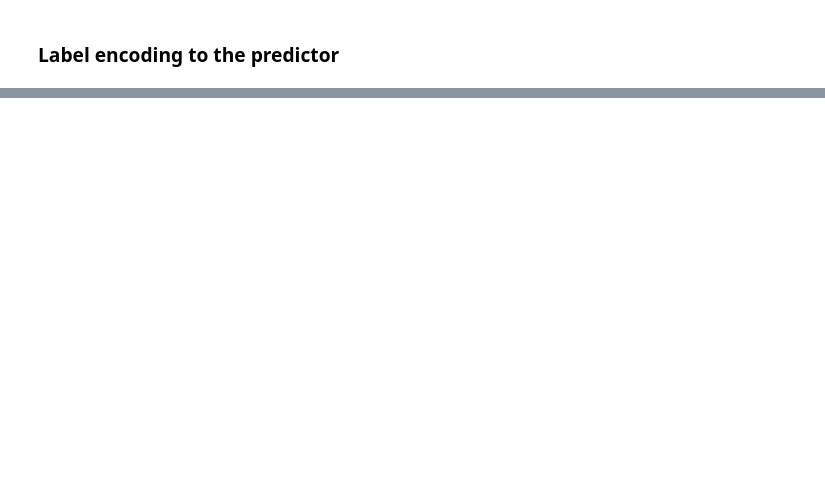
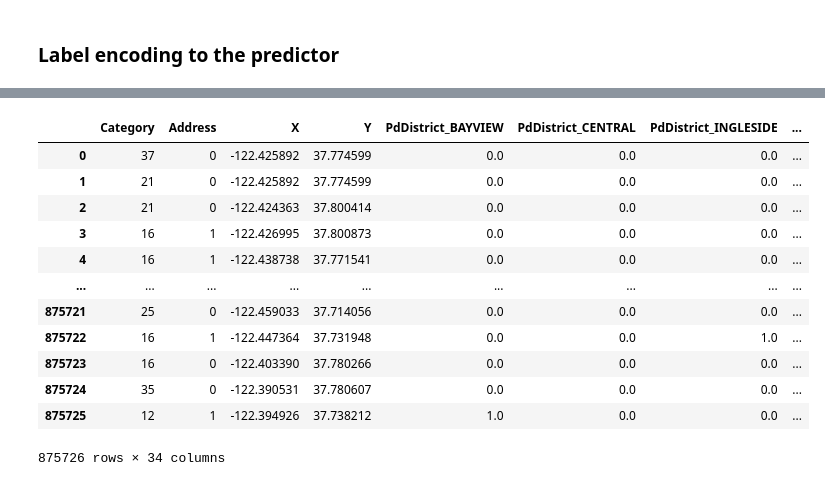
Before and after one commit to Kelvinyu1117/ee4146-group-project, a Jupyter notebook: notebooks/Data Exploration, pre-processing.ipynb, the cells around one changed output, grey strips where cells are left out. Drawn from its saved outputs; the diff is of its cells as text; code cells hidden in the pictures; blank space fills up the shorter version.

```diff
--- a/notebooks/Data Exploration, pre-processing.ipynb
+++ b/notebooks/Data Exploration, pre-processing.ipynb
@@ -223,3 +287,19 @@ TEST_FILE_PRCOESSED = 'test_processed.pkl'
 
 train.to_pickle(BASE_PATH + TRAIN_FILE_PRCOESSED)
 test.to_pickle(BASE_PATH + TEST_FILE_PRCOESSED)
+# %%
+train
+# %% [output]
+|  | Category | Address | X | Y | PdDistrict_BAYVIEW | PdDistrict_CENTRAL | PdDistrict_INGLESIDE | ... |
+| 0 | 37 | 0 | -122.425892 | 37.774599 | 0.0 | 0.0 | 0.0 | ... |
+| 1 | 21 | 0 | -122.425892 | 37.774599 | 0.0 | 0.0 | 0.0 | ... |
+| 2 | 21 | 0 | -122.424363 | 37.800414 | 0.0 | 0.0 | 0.0 | ... |
+| 3 | 16 | 1 | -122.426995 | 37.800873 | 0.0 | 0.0 | 0.0 | ... |
+| 4 | 16 | 1 | -122.438738 | 37.771541 | 0.0 | 0.0 | 0.0 | ... |
+| ... | ... | ... | ... | ... | ... | ... | ... | ... |
+| 875721 | 25 | 0 | -122.459033 | 37.714056 | 0.0 | 0.0 | 0.0 | ... |
+| 875722 | 16 | 1 | -122.447364 | 37.731948 | 0.0 | 0.0 | 1.0 | ... |
+| 875723 | 16 | 0 | -122.403390 | 37.780266 | 0.0 | 0.0 | 0.0 | ... |
+| 875724 | 35 | 0 | -122.390531 | 37.780607 | 0.0 | 0.0 | 0.0 | ... |
+| 875725 | 12 | 1 | -122.394926 | 37.738212 | 1.0 | 0.0 | 0.0 | ... |
+875726 rows × 34 columns
```
Also changed, not shown: parts of 13 cells of this notebook, 1 other file.
